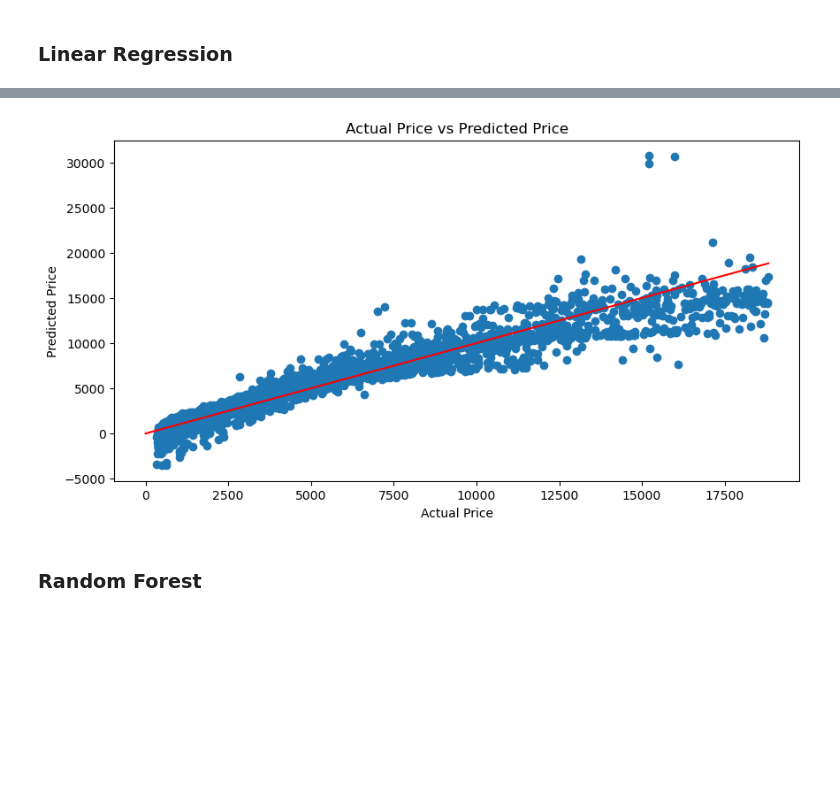
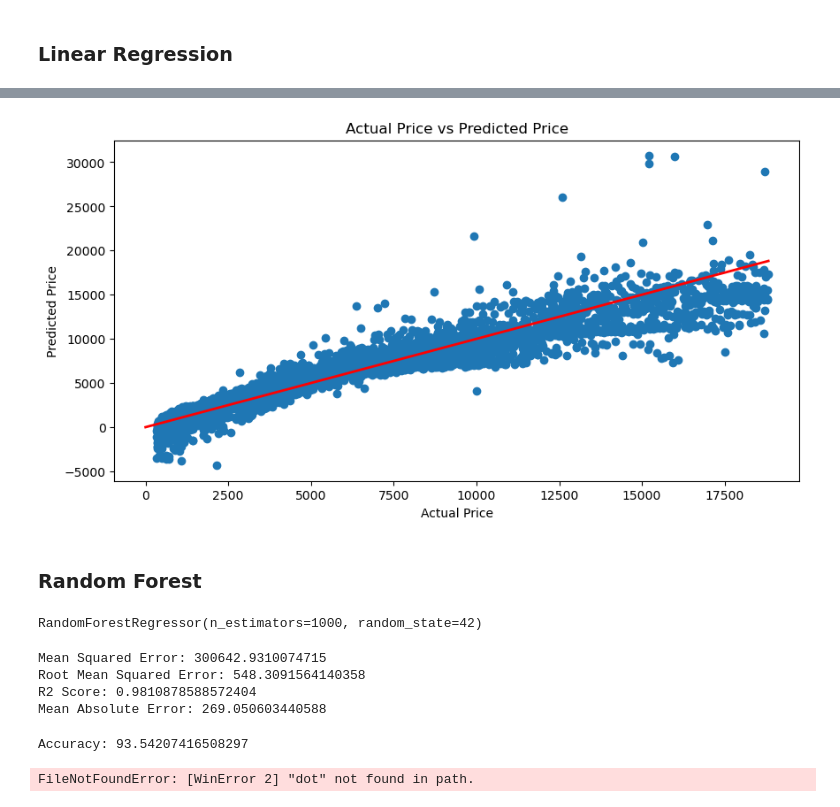
Before and after one commit to mch3pg4/60006CEM-MLTasks, a Jupyter notebook: Task1-Regression/MLTask1Regression.ipynb, the cells around one changed output, grey strips where cells are left out. Drawn from its saved outputs; the diff is of its cells as text; code cells hidden in the pictures; blank space fills up the shorter version.

Commit message:
added random forest regression

```diff
--- a/Task1-Regression/MLTask1Regression.ipynb
+++ b/Task1-Regression/MLTask1Regression.ipynb
@@ -154,6 +163,7 @@ plt.show()
 # %%
 # split train and test data
 from sklearn.model_selection import train_test_split
-X = data.drop('price', axis=1)
+X = data.drop('price', axis=1) #split features and target (price)
 y = data['price']
-X_train, X_test, y_train, y_test = train_test_split(X, y, test_size=0.1, random_state=42)
+X_train, X_test, y_train, y_test = train_test_split(X, y, test_size=0.2, random_state=42)
+X_train.shape, X_test.shape, y_train.shape, y_test.shape
@@ -160,10 +172,16 @@ X_train, X_test, y_train, y_test = train_test_split(X, y, test_size=0.1, random_
+# %%
+# normalize the data
+from sklearn.preprocessing import StandardScaler
+scaler = StandardScaler()
+X_train_scaled = scaler.fit_transform(X_train)
+X_test_scaled = scaler.transform(X_test)
 # %%
 # Linear Regression
 from sklearn.linear_model import LinearRegression
 
 model = LinearRegression()
-model.fit(X_train, y_train)
-y_pred = model.predict(X_test)
+model.fit(X_train_scaled, y_train)
+y_pred = model.predict(X_test_scaled)
 # %%
 # Model Evaluation mse, rmse, r2, mae
 from sklearn.metrics import mean_squared_error, r2_score, mean_absolute_error
@@ -228,13 +203,64 @@ plt.show()
 # %%
 # plot the predicted price vs actual price with regression line
 plt.figure(figsize=(10, 5))
 plt.scatter(y_test, y_pred)
-plt.plot([0, np.max(y_test)], [0, np.max(y_test)], color='red')
+plt.plot([0, np.max(y_test)], [0, np.max(y_test)], color='red', linewidth=2)
 plt.xlabel('Actual Price')
 plt.ylabel('Predicted Price')
 plt.title('Actual Price vs Predicted Price')
 plt.show()
 # %% [output]
-[figure, old version]
+[figure, new version]
 # %% [markdown]
 ### Random Forest
+# %%
+# import random forest regressor
+from sklearn.ensemble import RandomForestRegressor
+
+# model with 1000 trees
+rf_model = RandomForestRegressor(n_estimators=1000, random_state=42)
+
+# train model on training data
+rf_model.fit(X_train, y_train)
+# %% [output]
+RandomForestRegressor(n_estimators=1000, random_state=42)
+# %%
+# predict price on test data
+y_pred_rf = rf_model.predict(X_test)
+
+# Model Evaluation mse, rmse, r2, mae
+mse_rf = mean_squared_error(y_test, y_pred_rf)
+rmse_rf = np.sqrt(mse_rf)
+r2_rf = r2_score(y_test, y_pred_rf)
+mae_rf = mean_absolute_error(y_test, y_pred_rf)
+
+print(f'Mean Squared Error: {mse_rf}')
+print(f'Root Mean Squared Error: {rmse_rf}')
+print(f'R2 Score: {r2_rf}')
+print(f'Mean Absolute Error: {mae_rf}')
+# %% [output]
+Mean Squared Error: 300642.9310074715
+Root Mean Squared Error: 548.3091564140358
+R2 Score: 0.9810878588572404
+Mean Absolute Error: 269.050603440588
+# %%
+# Calculate accuracy
+mape_rf = np.mean(np.abs((y_test - y_pred_rf) / y_test)) * 100
+accuracy_rf = 100 - mape_rf
+print(f'Accuracy: {accuracy_rf}')
+# %% [output]
+Accuracy: 93.54207416508297
+# %%
+# show image of the forest
+from sklearn.tree import export_graphviz
+import pydot
+
+tree = rf_model.estimators_[5]
+
+export_graphviz(tree, out_file = 'tree.dot', feature_names = X.columns, rounded = True, precision = 1)
+
+(graph, ) = pydot.graph_from_dot_file('tree.dot')
+
+graph.write_png('Task1-Regression/tree.png')
+# %% [output]
+FileNotFoundError: [WinError 2] "dot" not found in path.
```
Also changed, not shown: parts of 7 cells of this notebook, 1 other file.
